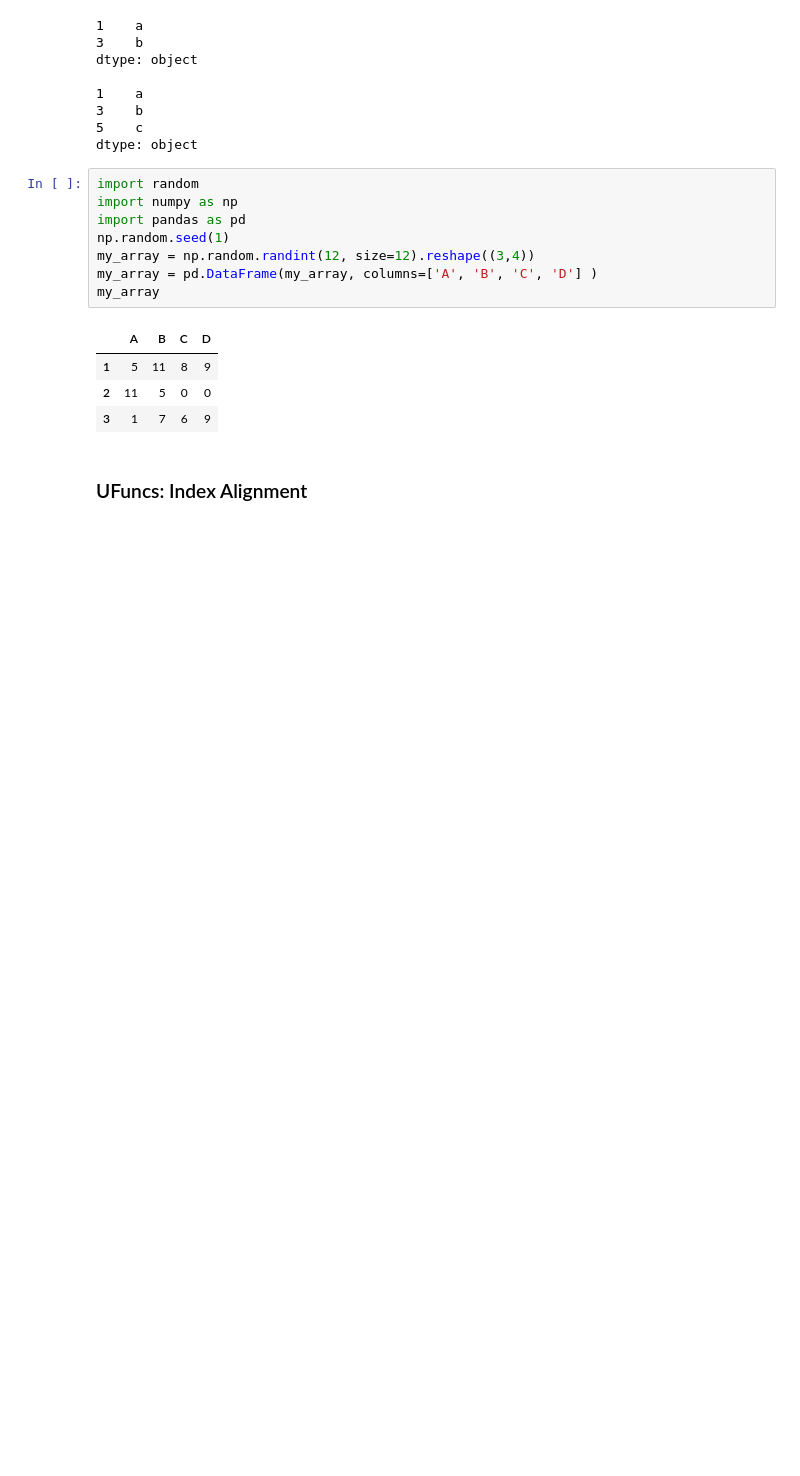
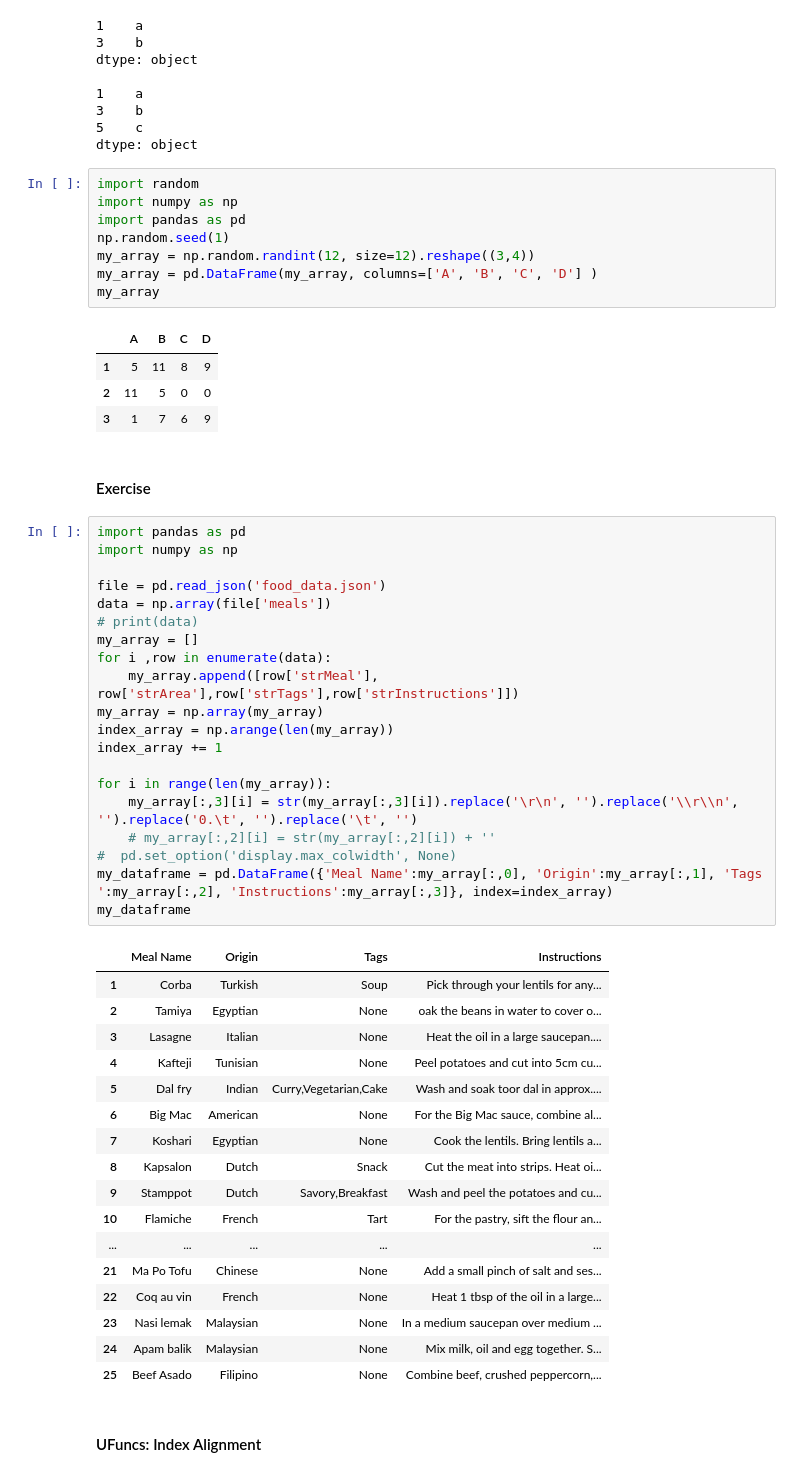
Before and after one commit to HerbSek/Learning-Data-Science, a Jupyter notebook: pandas.ipynb, the cells around one changed output. Cells and saved outputs as stored; diff of their text form; blank space fills up the shorter version.

Commit message:
Data extraction, manupulation and cleaning of food menu in json format

```diff
--- a/pandas.ipynb
+++ b/pandas.ipynb
@@ -218,4 +218,44 @@ my_array
 | 2 | 11 | 5 | 0 | 0 |
 | 3 | 1 | 7 | 6 | 9 |
 # %% [markdown]
-### UFuncs: Index Alignment
+#### Exercise
+# %%
+import pandas as pd
+import numpy as np
+
+file = pd.read_json('food_data.json')
+data = np.array(file['meals'])
+# print(data)
+my_array = []
+for i ,row in enumerate(data):
+    my_array.append([row['strMeal'], row['strArea'],row['strTags'],row['strInstructions']])
+my_array = np.array(my_array)
+index_array = np.arange(len(my_array))
+index_array += 1
+
+for i in range(len(my_array)):
+    my_array[:,3][i] = str(my_array[:,3][i]).replace('\r\n', '').replace('\\r\\n', '').replace('0.\t', '').replace('\t', '')
+    # my_array[:,2][i] = str(my_array[:,2][i]) + ''
+#  pd.set_option('display.max_colwidth', None)
+my_dataframe = pd.DataFrame({'Meal Name':my_array[:,0], 'Origin':my_array[:,1], 'Tags ':my_array[:,2], 'Instructions':my_array[:,3]}, index=index_array)
+my_dataframe
+# %% [output]
+|  | Meal Name | Origin | Tags | Instructions |
+| 1 | Corba | Turkish | Soup | Pick through your lentils for any... |
+| 2 | Tamiya | Egyptian | None | oak the beans in water to cover o... |
+| 3 | Lasagne | Italian | None | Heat the oil in a large saucepan.... |
+| 4 | Kafteji | Tunisian | None | Peel potatoes and cut into 5cm cu... |
+| 5 | Dal fry | Indian | Curry,Vegetarian,Cake | Wash and soak toor dal in approx.... |
+| 6 | Big Mac | American | None | For the Big Mac sauce, combine al... |
+| 7 | Koshari | Egyptian | None | Cook the lentils. Bring lentils a... |
+| 8 | Kapsalon | Dutch | Snack | Cut the meat into strips. Heat oi... |
+| 9 | Stamppot | Dutch | Savory,Breakfast | Wash and peel the potatoes and cu... |
+| 10 | Flamiche | French | Tart | For the pastry, sift the flour an... |
+| ... | ... | ... | ... | ... |
+| 21 | Ma Po Tofu | Chinese | None | Add a small pinch of salt and ses... |
+| 22 | Coq au vin | French | None | Heat 1 tbsp of the oil in a large... |
+| 23 | Nasi lemak | Malaysian | None | In a medium saucepan over medium ... |
+| 24 | Apam balik | Malaysian | None | Mix milk, oil and egg together. S... |
+| 25 | Beef Asado | Filipino | None | Combine beef, crushed peppercorn,... |
+# %% [markdown]
+#### UFuncs: Index Alignment
```
Also changed, not shown: 2 other files.
